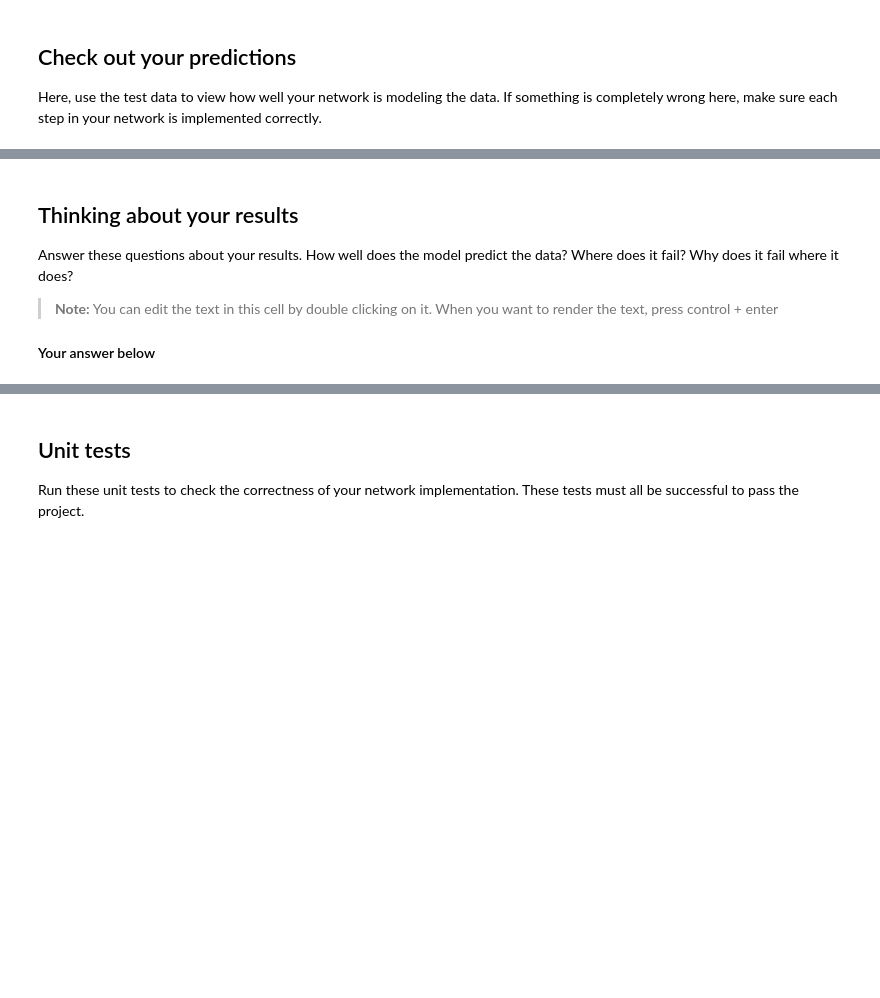
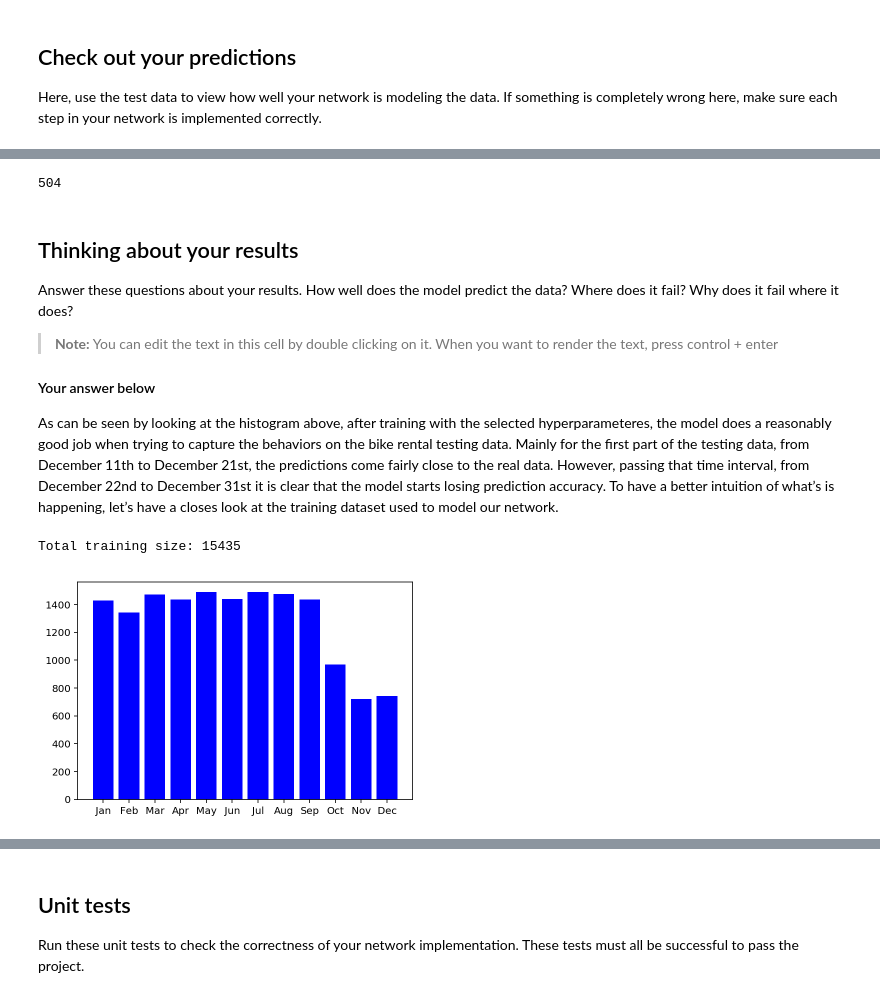
Before and after one commit to sthalles/DeepLearning, a Jupyter notebook: Python_NeuralNet/python-neural-network.ipynb, the cells around one changed output, grey strips where cells are left out. Drawn from its saved outputs; the diff is of its cells as text; code cells hidden in the pictures; blank space fills up the shorter version.

```diff
--- a/Python_NeuralNet/python-neural-network.ipynb
+++ b/Python_NeuralNet/python-neural-network.ipynb
@@ -90,3 +90,10 @@ We'll split the data into two sets, one for training and one for validating as t
 # Hold out the last 60 days of the remaining data as a validation set
 train_features, train_targets = features[:-60*24], targets[:-60*24]
 val_features, val_targets = features[-60*24:], targets[-60*24:]
+# %%
+train_data = data[:-60*24]
+val_data = features[-60*24:]
+
+print("Train data size:",train_data.shape)
+print("Validation data size:",val_data.shape)
+print("Test data size:",test_data.shape)
@@ -320,3 +327,7 @@ _ = ax.set_xticklabels(dates[12::24], rotation=45)
+# %%
+print(len(dates))
+# %% [output]
+504
 # %% [markdown]
 ## Thinking about your results
 
@@ -325,3 +336,23 @@ Answer these questions about your results. How well does the model predict the d
 > **Note:** You can edit the text in this cell by double clicking on it. When you want to render the text, press control + enter
 
 #### Your answer below
+
+As can be seen by looking at the histogram above, after training with the selected hyperparameteres, the model does a reasonably good job when trying to capture the behaviors on the bike rental testing data. Mainly for the first part of the testing data, from December 11th to December 21st, the predictions come fairly close to the real data. However, passing that time interval, from December 22nd to December 31st it is clear that the model starts losing prediction accuracy. To have a better intuition of what’s is happening, let’s have a closes look at the training dataset used to model our network.
+# %%
+dates = pd.to_datetime(rides.ix[train_data.index]['dteday'])
+dates = dates.apply(lambda d: d.strftime('%b'))
+dates.columns = ['id','months']
+# %%
+months = ['Jan', 'Feb', 'Mar', 'Apr', 'May', 'Jun', 'Jul', 'Aug', 'Sep', 'Oct', 'Nov', 'Dec']
+months_ids = [1,2,3,4,5,6,7,8,9,10,11,12]
+distribution = []
+for m in months:
+    distribution.append(len(dates[dates==m]))
+
+plt.bar(months_ids, distribution, color="blue")
+plt.xticks(months_ids, months)
+plt.plot()
+print("Total training size:", np.sum(distribution))
+# %% [output]
+Total training size: 15435
+[figure, added]
```
Also changed, not shown: parts of 11 cells of this notebook.
